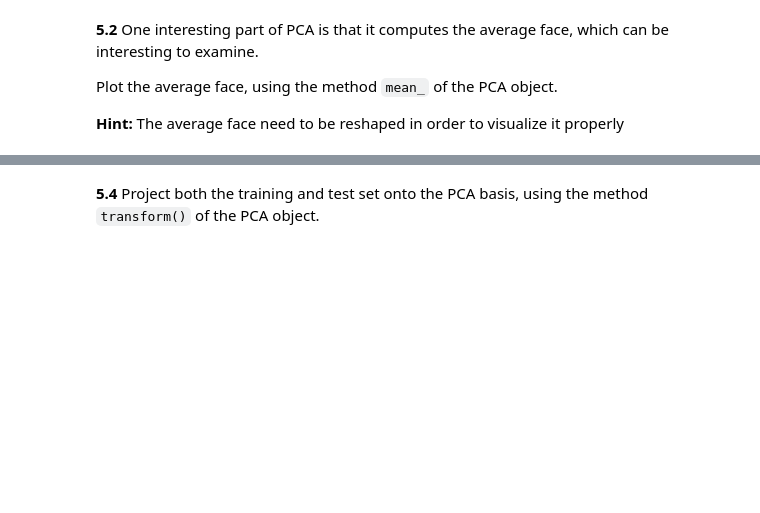
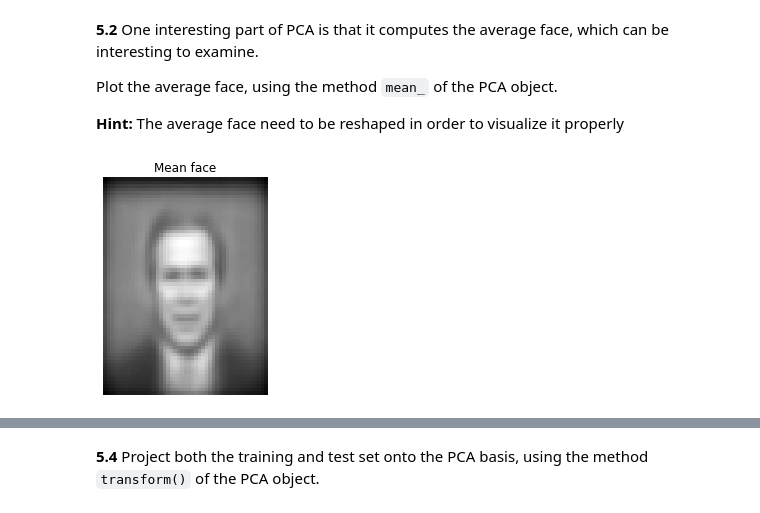
Before and after one commit to mates-info/artificial-vision, a Jupyter notebook: p6/P6_AntonioTigri_AndreuVall/P6_2022_23.ipynb, the cells around one changed output, grey strips where cells are left out. Drawn from its saved outputs; the diff is of its cells as text; code cells hidden in the pictures; blank space fills up the shorter version.

```diff
--- a/p6/P6_AntonioTigri_AndreuVall/P6_2022_23.ipynb
+++ b/p6/P6_AntonioTigri_AndreuVall/P6_2022_23.ipynb
@@ -385,7 +423,12 @@ Plot the average face, using the method `mean_` of the PCA object.
 
 **Hint:** The average face need to be reshaped in order to visualize it properly
 # %%
-#your solution
+plt.imshow(pca.mean_.reshape(X_train.shape[1], X_train.shape[2]), cmap=plt.cm.gray)
+plt.title('Mean face')
+plt.axis('off')
+plt.show()
+# %% [output]
+[figure, added]
 # %% [markdown]
 **5.3** Furhtermore, we can check all the principal components (i.e. eigenfaces) considering the corresponding importance. Visualize 30 principal eigenfaces.
 
```
Also changed, not shown: parts of 20 cells of this notebook.
